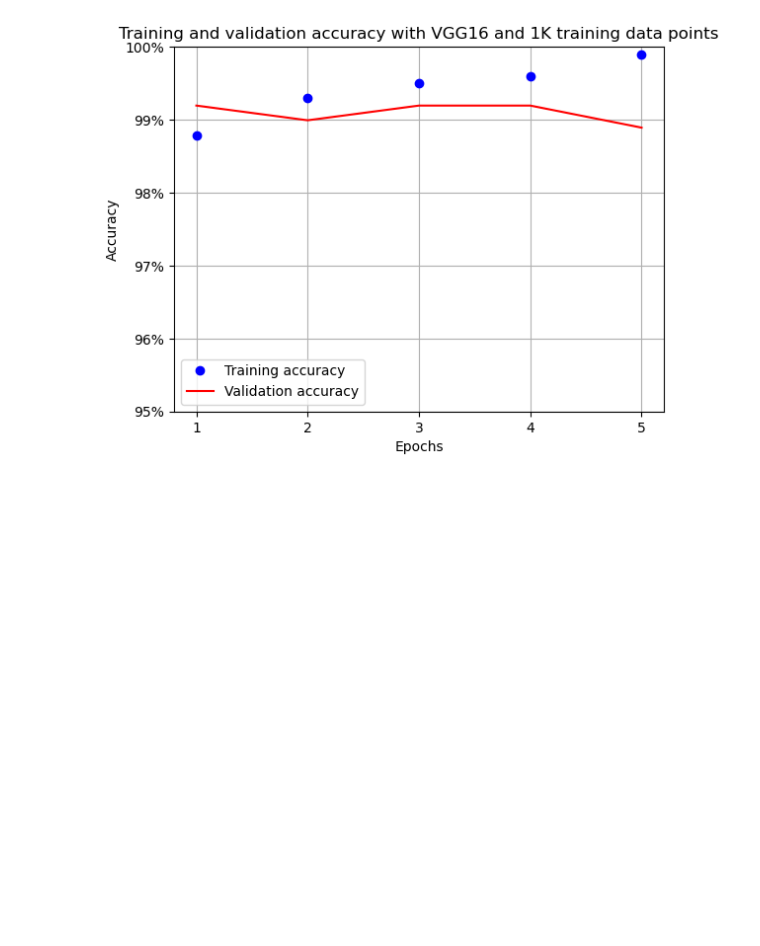
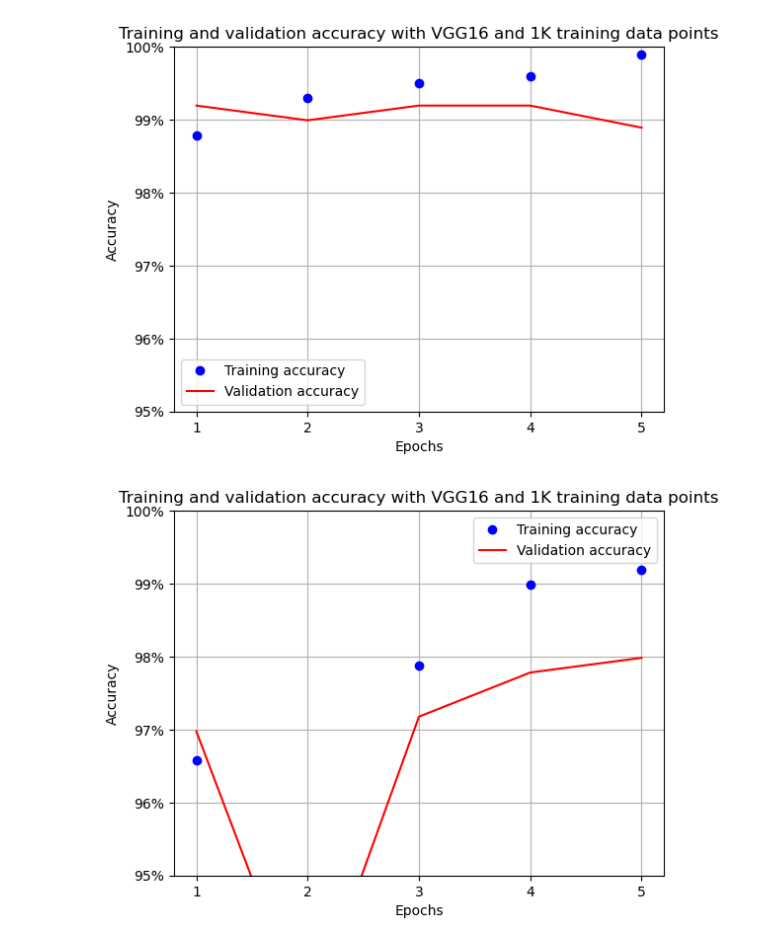
Before and after one commit to qslia/image_classification, a Jupyter notebook: plot.ipynb, the cells around one changed output. Drawn from its saved outputs; the diff is of its cells as text; code cells hidden in the pictures; blank space fills up the shorter version.

Commit message:
add resnet

```diff
--- a/plot.ipynb
+++ b/plot.ipynb
@@ -21,3 +22,8 @@ data = np.load('data.npz')
 plot_accuracy(5, data['train_accuracies'], data['val_accuracies'])
 # %% [output]
 [figure]
+# %%
+data = np.load('resnet18_data.npz')
+plot_accuracy(5, data['train_accuracies'], data['val_accuracies'])
+# %% [output]
+[figure, added]
```
Also changed, not shown: parts of 2 cells of this notebook, 3 other files.
